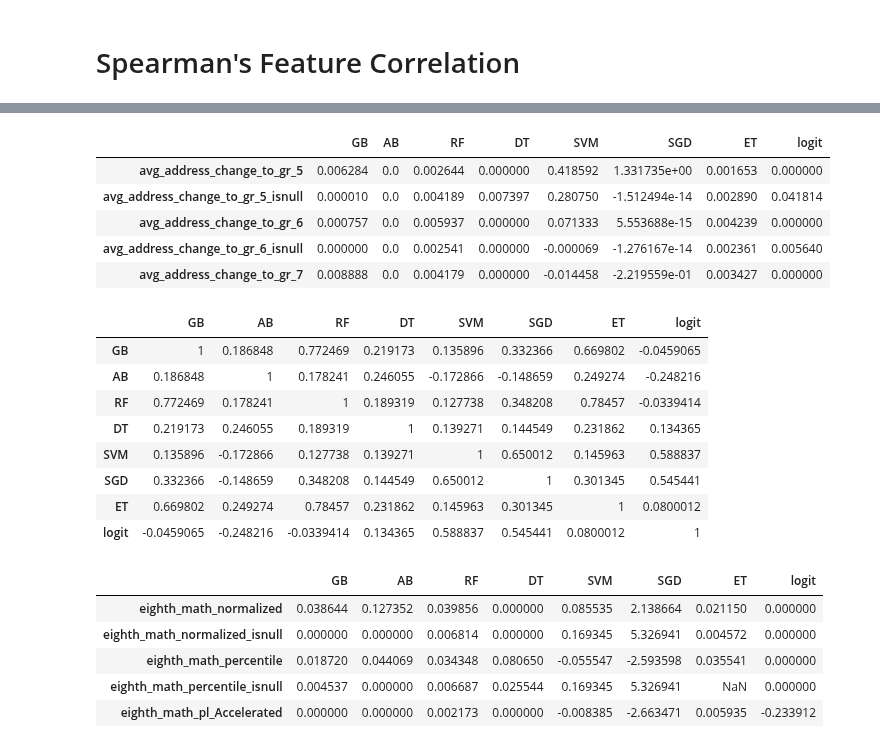
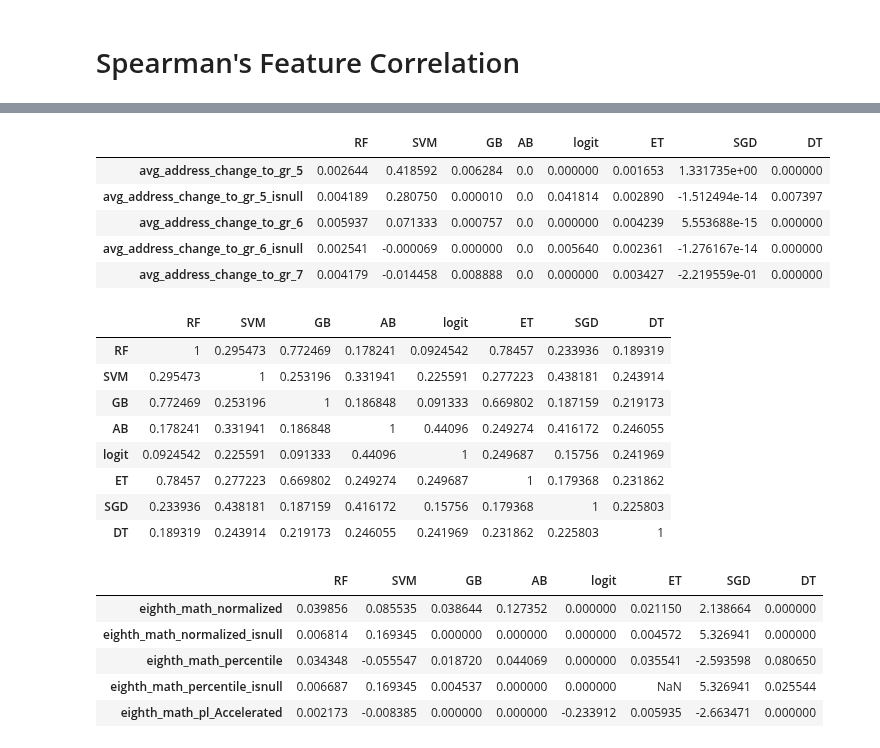
Before and after one commit to jgutman/mvesc, a Jupyter notebook: Models_Results/rank_correlation.ipynb, the cells around one changed output, grey strips where cells are left out. Drawn from its saved outputs; the diff is of its cells as text; code cells hidden in the pictures.

```diff
--- a/Models_Results/rank_correlation.ipynb
+++ b/Models_Results/rank_correlation.ipynb
@@ -52,7 +52,7 @@ with postgres_pgconnection_generator() as connection:
     predictions = pd.DataFrame()
     for m, f in best.items():
         df = read_table_to_df(connection, f,columns = ['student_lookup','predicted_score'],
-                                          schema='predictions')
+                                          schema='predictions',nrows=-1)
         df.set_index('student_lookup',inplace=True)
         df.columns = [m]
         predictions = pd.concat((predictions,df), axis=1, join='inner')
@@ -98,30 +81,38 @@ with postgres_pgconnection_generator() as connection:
         model_list = [m[0] for m in cursor.fetchall()]
         cursor.execute('select distinct feature_categories from model.reports')
         feature_list = [f[0] for f in cursor.fetchall()]
-        to_remove = []
-        for f in feature_list:
+        for f in feature_list:  #this won't work anymore when there are other combinations of features
             if ',' in f:
-                to_remove.append(f)
-        for f in to_remove:
-            feature_list.remove(f)
+                feature_list.remove(f)
+                if 'all' not in feature_list:
+                    feature_list.append('all')
         best = dict()
         features = dict()
         spearman = dict()
         for f in feature_list:
             best[f] = dict()
             for m in model_list:
-                cursor.execute("""select filename from model.reports
-                                where model_name = %s
+                if f != 'all':
+                    cursor.execute("""select filename from model.reports
+                                    where model_name = %s
                                     and feature_categories = %s
                                     and feature_grades = '5, 6, 7, 8, 9'
-                                order by val_precision_10 desc limit 1; """, [m,f])
-                best[f][m] = cursor.fetchall()[0][0]
+                                    order by val_precision_10 desc limit 1; """, [m,f])
+                else:
+                    cursor.execute("""select filename from model.reports
+                                    where model_name = '{}'
+                                    and feature_categories like '%,%'
+                                    and feature_grades = '5, 6, 7, 8, 9'
+                                    order by val_precision_10 desc limit 1; """.format(m))
+                filename = cursor.fetchall()
+                best[f][m] = filename[0][0]
             temp = pd.DataFrame()
             for m, file in best[f].items():
                 if table_exists(cursor, file, 'feature_scores'):
-                    df = read_table_to_df(connection, file ,columns=['feature','importance'],schema='feature_scores',nrows = -1)
+                    df = read_table_to_df(connection, file ,columns=['feature','importance'],
+                                          schema='feature_scores',nrows = -1)
                     df.set_index('feature',inplace=True)
                     df.columns = [m]
                     temp = pd.concat((temp,df), axis=1, join='outer')
             features[f] = temp
-            spearman[f] = temp.corr('spearman')
+            spearman[f] = temp.abs().corr('spearman')
@@ -164,31 +159,31 @@ spearman['absence'].style.applymap(partial(color_gt,x=.8))
 # %%
 features['mobility'].head()
 # %% [output]
-|  | GB | AB | RF | DT | SVM | SGD | ET | logit |
-| avg_address_change_to_gr_5 | 0.006284 | 0.0 | 0.002644 | 0.000000 | 0.418592 | 1.331735e+00 | 0.001653 | 0.000000 |
-| avg_address_change_to_gr_5_isnull | 0.000010 | 0.0 | 0.004189 | 0.007397 | 0.280750 | -1.512494e-14 | 0.002890 | 0.041814 |
-| avg_address_change_to_gr_6 | 0.000757 | 0.0 | 0.005937 | 0.000000 | 0.071333 | 5.553688e-15 | 0.004239 | 0.000000 |
-| avg_address_change_to_gr_6_isnull | 0.000000 | 0.0 | 0.002541 | 0.000000 | -0.000069 | -1.276167e-14 | 0.002361 | 0.005640 |
-| avg_address_change_to_gr_7 | 0.008888 | 0.0 | 0.004179 | 0.000000 | -0.014458 | -2.219559e-01 | 0.003427 | 0.000000 |
+|  | RF | SVM | GB | AB | logit | ET | SGD | DT |
+| avg_address_change_to_gr_5 | 0.002644 | 0.418592 | 0.006284 | 0.0 | 0.000000 | 0.001653 | 1.331735e+00 | 0.000000 |
+| avg_address_change_to_gr_5_isnull | 0.004189 | 0.280750 | 0.000010 | 0.0 | 0.041814 | 0.002890 | -1.512494e-14 | 0.007397 |
+| avg_address_change_to_gr_6 | 0.005937 | 0.071333 | 0.000757 | 0.0 | 0.000000 | 0.004239 | 5.553688e-15 | 0.000000 |
+| avg_address_change_to_gr_6_isnull | 0.002541 | -0.000069 | 0.000000 | 0.0 | 0.005640 | 0.002361 | -1.276167e-14 | 0.000000 |
+| avg_address_change_to_gr_7 | 0.004179 | -0.014458 | 0.008888 | 0.0 | 0.000000 | 0.003427 | -2.219559e-01 | 0.000000 |
 # %%
-spearman['mobility'].style.applymap(partial(color_gt,x=.8))
+spearman['mobility'].style.applymap(partial(color_gt,x=.7))
 # %% [output]
-|  | GB | AB | RF | DT | SVM | SGD | ET | logit |
-| GB | 1 | 0.186848 | 0.772469 | 0.219173 | 0.135896 | 0.332366 | 0.669802 | -0.0459065 |
-| AB | 0.186848 | 1 | 0.178241 | 0.246055 | -0.172866 | -0.148659 | 0.249274 | -0.248216 |
-| RF | 0.772469 | 0.178241 | 1 | 0.189319 | 0.127738 | 0.348208 | 0.78457 | -0.0339414 |
-| DT | 0.219173 | 0.246055 | 0.189319 | 1 | 0.139271 | 0.144549 | 0.231862 | 0.134365 |
-| SVM | 0.135896 | -0.172866 | 0.127738 | 0.139271 | 1 | 0.650012 | 0.145963 | 0.588837 |
-| SGD | 0.332366 | -0.148659 | 0.348208 | 0.144549 | 0.650012 | 1 | 0.301345 | 0.545441 |
-| ET | 0.669802 | 0.249274 | 0.78457 | 0.231862 | 0.145963 | 0.301345 | 1 | 0.0800012 |
-| logit | -0.0459065 | -0.248216 | -0.0339414 | 0.134365 | 0.588837 | 0.545441 | 0.0800012 | 1 |
+|  | RF | SVM | GB | AB | logit | ET | SGD | DT |
+| RF | 1 | 0.295473 | 0.772469 | 0.178241 | 0.0924542 | 0.78457 | 0.233936 | 0.189319 |
+| SVM | 0.295473 | 1 | 0.253196 | 0.331941 | 0.225591 | 0.277223 | 0.438181 | 0.243914 |
+| GB | 0.772469 | 0.253196 | 1 | 0.186848 | 0.091333 | 0.669802 | 0.187159 | 0.219173 |
+| AB | 0.178241 | 0.331941 | 0.186848 | 1 | 0.44096 | 0.249274 | 0.416172 | 0.246055 |
+| logit | 0.0924542 | 0.225591 | 0.091333 | 0.44096 | 1 | 0.249687 | 0.15756 | 0.241969 |
+| ET | 0.78457 | 0.277223 | 0.669802 | 0.249274 | 0.249687 | 1 | 0.179368 | 0.231862 |
+| SGD | 0.233936 | 0.438181 | 0.187159 | 0.416172 | 0.15756 | 0.179368 | 1 | 0.225803 |
+| DT | 0.189319 | 0.243914 | 0.219173 | 0.246055 | 0.241969 | 0.231862 | 0.225803 | 1 |
 # %%
 features['oaa_normalized'].head()
 # %% [output]
-|  | GB | AB | RF | DT | SVM | SGD | ET | logit |
-| eighth_math_normalized | 0.038644 | 0.127352 | 0.039856 | 0.000000 | 0.085535 | 2.138664 | 0.021150 | 0.000000 |
-| eighth_math_normalized_isnull | 0.000000 | 0.000000 | 0.006814 | 0.000000 | 0.169345 | 5.326941 | 0.004572 | 0.000000 |
-| eighth_math_percentile | 0.018720 | 0.044069 | 0.034348 | 0.080650 | -0.055547 | -2.593598 | 0.035541 | 0.000000 |
-| eighth_math_percentile_isnull | 0.004537 | 0.000000 | 0.006687 | 0.025544 | 0.169345 | 5.326941 | NaN | 0.000000 |
-| eighth_math_pl_Accelerated | 0.000000 | 0.000000 | 0.002173 | 0.000000 | -0.008385 | -2.663471 | 0.005935 | -0.233912 |
+|  | RF | SVM | GB | AB | logit | ET | SGD | DT |
+| eighth_math_normalized | 0.039856 | 0.085535 | 0.038644 | 0.127352 | 0.000000 | 0.021150 | 2.138664 | 0.000000 |
+| eighth_math_normalized_isnull | 0.006814 | 0.169345 | 0.000000 | 0.000000 | 0.000000 | 0.004572 | 5.326941 | 0.000000 |
+| eighth_math_percentile | 0.034348 | -0.055547 | 0.018720 | 0.044069 | 0.000000 | 0.035541 | -2.593598 | 0.080650 |
+| eighth_math_percentile_isnull | 0.006687 | 0.169345 | 0.004537 | 0.000000 | 0.000000 | NaN | 5.326941 | 0.025544 |
+| eighth_math_pl_Accelerated | 0.002173 | -0.008385 | 0.000000 | 0.000000 | -0.233912 | 0.005935 | -2.663471 | 0.000000 |
 # %%
```
Also changed, not shown: parts of 16 cells of this notebook.
